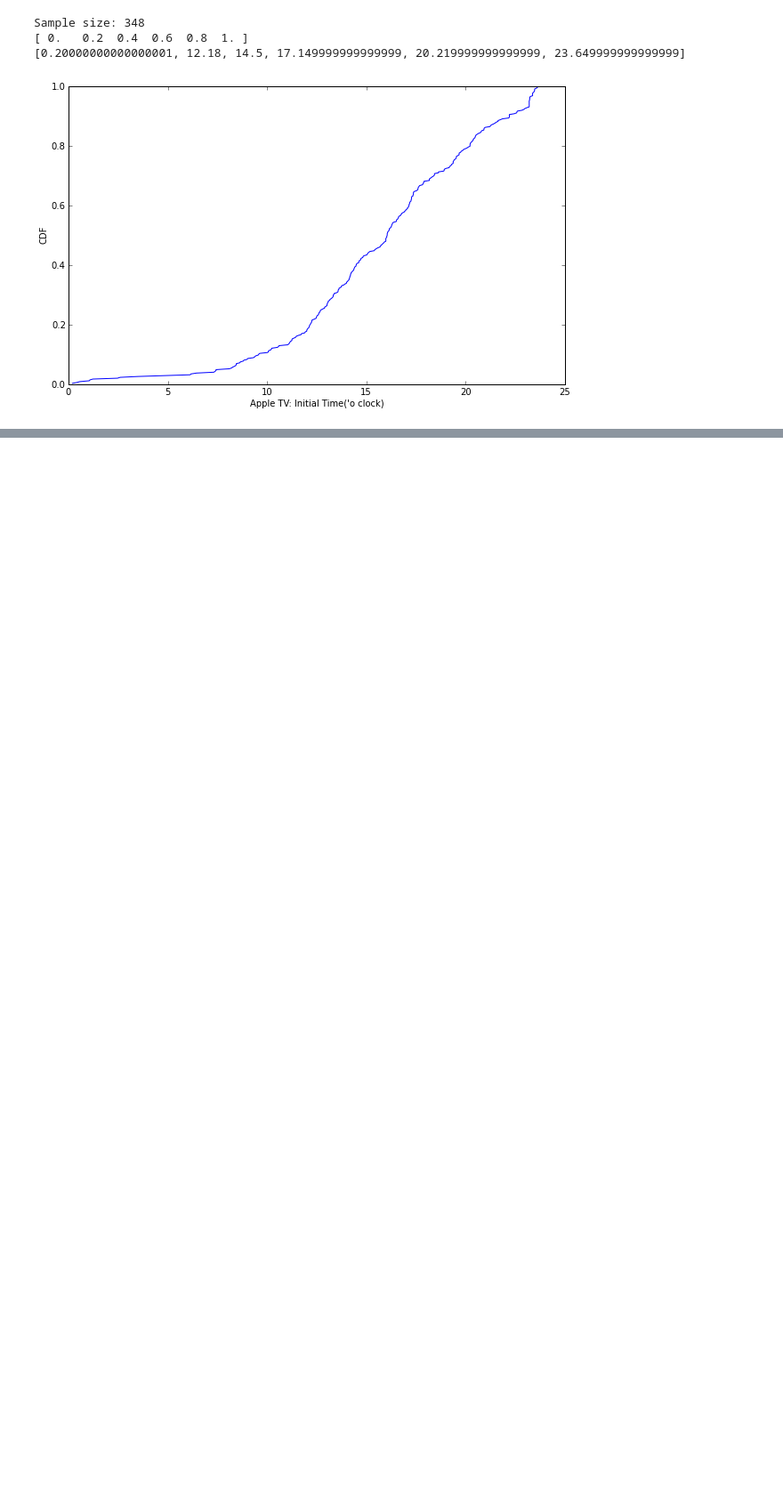
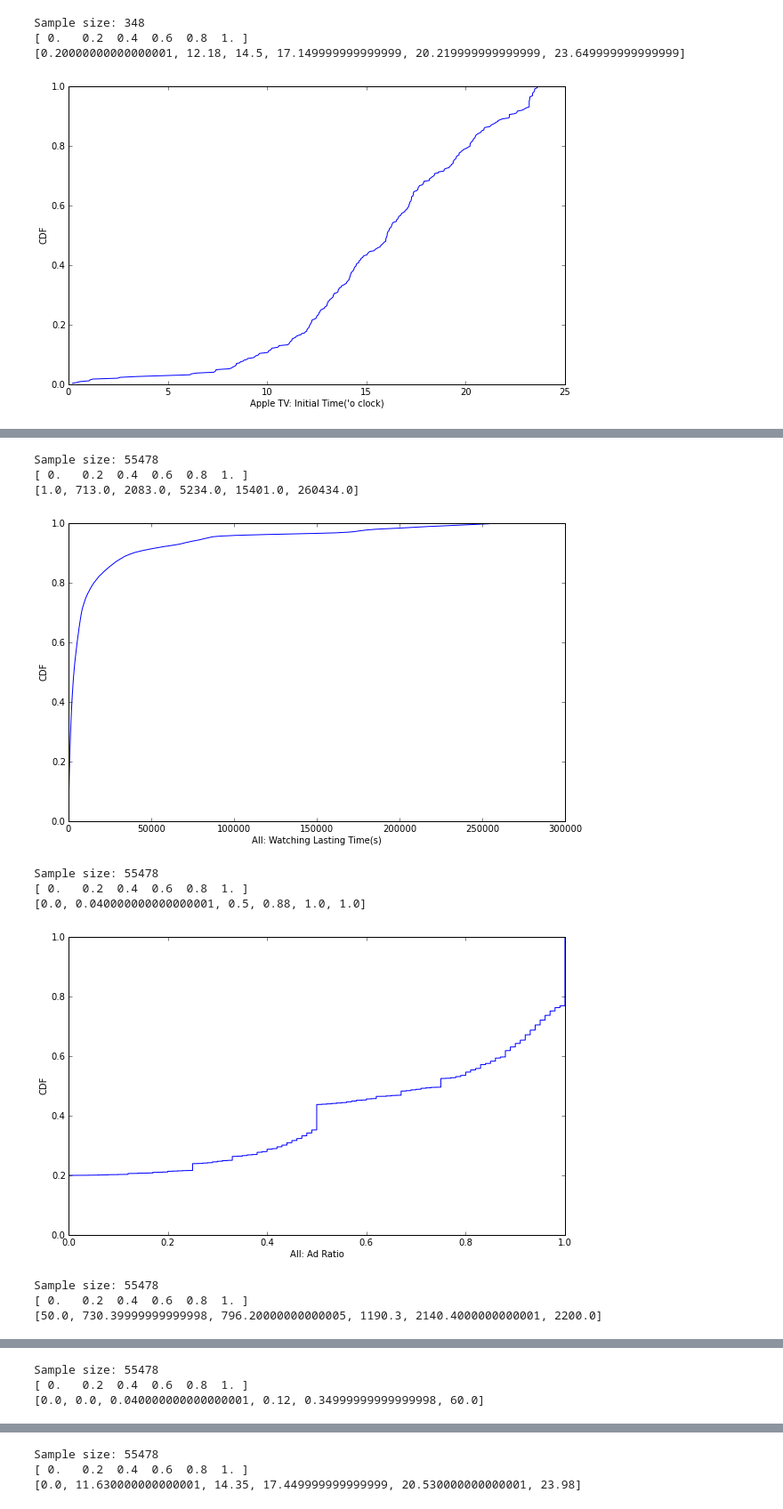
Before and after one commit to logicmd/DDQoE, a Jupyter notebook: ml/inspect-distribution-bins.ipynb, the cells around one changed output, grey strips where cells are left out. Shown at 89% size. Drawn from its saved outputs; the diff is of its cells as text; code cells hidden in the pictures; blank space fills up the shorter version.

```diff
--- a/ml/inspect-distribution-bins.ipynb
+++ b/ml/inspect-distribution-bins.ipynb
@@ -337,0 +367,20 @@ Sample size: 348
+# %%
+c = cdf()
+d = 'All'
+c.plot('Watching Lasting Time(s)', d, 1, bins = 6)
+c.plot('Ad Ratio', d, 1, bins = 6)
+c.plot('Avg Bitrate(kbps)', d, 1, bins = 6)
+c.plot('Switch(per hour)', d, 1, bins = 6)
+c.plot('Initial Time(\'o clock)', d, 1, bins = 6)
+# %% [output]
+Sample size: 55478
+[ 0.   0.2  0.4  0.6  0.8  1. ]
+[1.0, 713.0, 2083.0, 5234.0, 15401.0, 260434.0]
+[figure, added]
+Sample size: 55478
+[ 0.   0.2  0.4  0.6  0.8  1. ]
+[0.0, 0.040000000000000001, 0.5, 0.88, 1.0, 1.0]
+[figure, added]
+Sample size: 55478
+[ 0.   0.2  0.4  0.6  0.8  1. ]
+[50.0, 730.39999999999998, 796.20000000000005, 1190.3, 2140.4000000000001, 2200.0]
@@ -337,0 +388,3 @@ Sample size: 348
+Sample size: 55478
+[ 0.   0.2  0.4  0.6  0.8  1. ]
+[0.0, 0.0, 0.040000000000000001, 0.12, 0.34999999999999998, 60.0]
@@ -337,0 +392,3 @@ Sample size: 348
+Sample size: 55478
+[ 0.   0.2  0.4  0.6  0.8  1. ]
+[0.0, 11.630000000000001, 14.35, 17.449999999999999, 20.530000000000001, 23.98]
```
Also changed, not shown: parts of 4 cells of this notebook, 55 other files.
